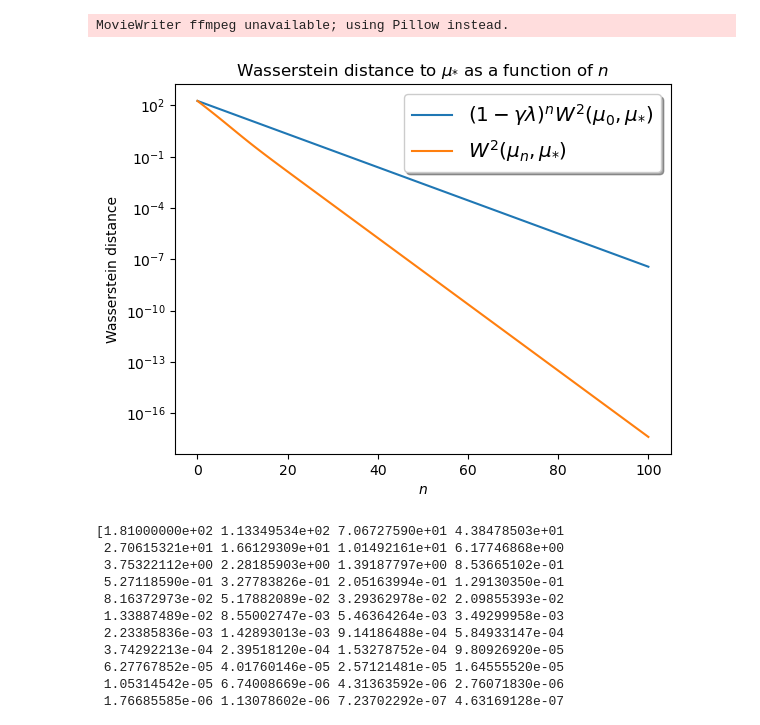
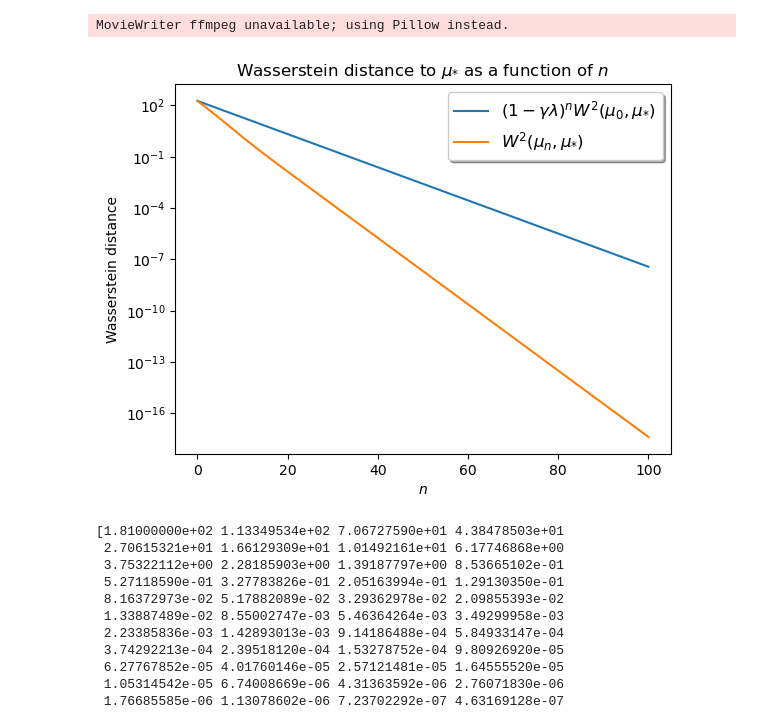
Before and after one commit to abjohnson117/515FinalProject, a Jupyter notebook: WPGD_ex.ipynb, the cells around one changed output. Saved outputs shown, nothing was run; the diff lists cells and outputs as text; code cells hidden in the pictures.

```diff
--- a/WPGD_ex.ipynb
+++ b/WPGD_ex.ipynb
@@ -32,7 +32,7 @@ s0 = 100
 msg = 0
 ssg = 1
 gamma = 0.2 # -> This is just the "step size" in the proximal step
-d = 1000 # how many particles we have at each step
+d = 5000 # how many particles we have at each step
 
 # Create lamda function of Wasserstein-2 distance
 Wass = lambda m,s: (msg-m)**2 + (ssg - np.sqrt(s))**2
@@ -164,17 +160,17 @@ MovieWriter ffmpeg unavailable; using Pillow instead.
 # %%
 bound = plt.plot(Ws_bound, label = '$(1-\gamma\lambda)^{n}W^2(\mu_0,\mu_{*})$')
 Err = plt.plot(Ws, label = '$W^2(\mu_n,\mu_{*})$')
 
-legend = plt.legend(loc = 1, shadow = True, fontsize = 'x-large')
+legend = plt.legend(loc = 1, shadow = True, fontsize = 'large')
 plt.title('Wasserstein distance to $\mu_{*}$ as a function of $n$')
 plt.ylabel('Wasserstein distance')
 plt.xlabel('$n$')
 plt.yscale('log')
 plt.savefig('Wass.png')
 
 plt.show()
 # %% [output]
-[figure, old version]
+[figure, new version]
 # %%
 print(Ws)
 # %% [output]
```
Also changed, not shown: parts of 5 cells of this notebook, 1 other file.
